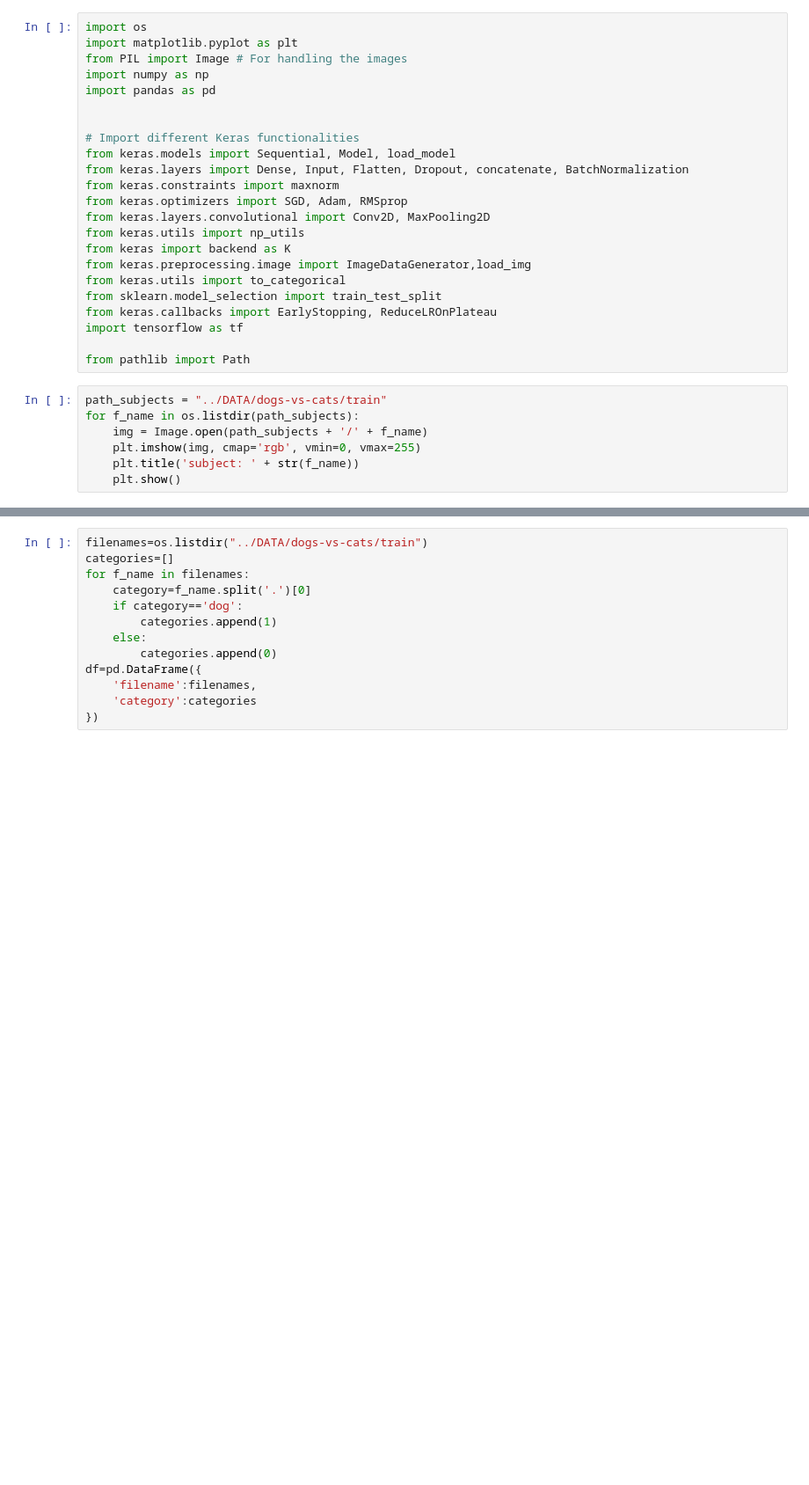
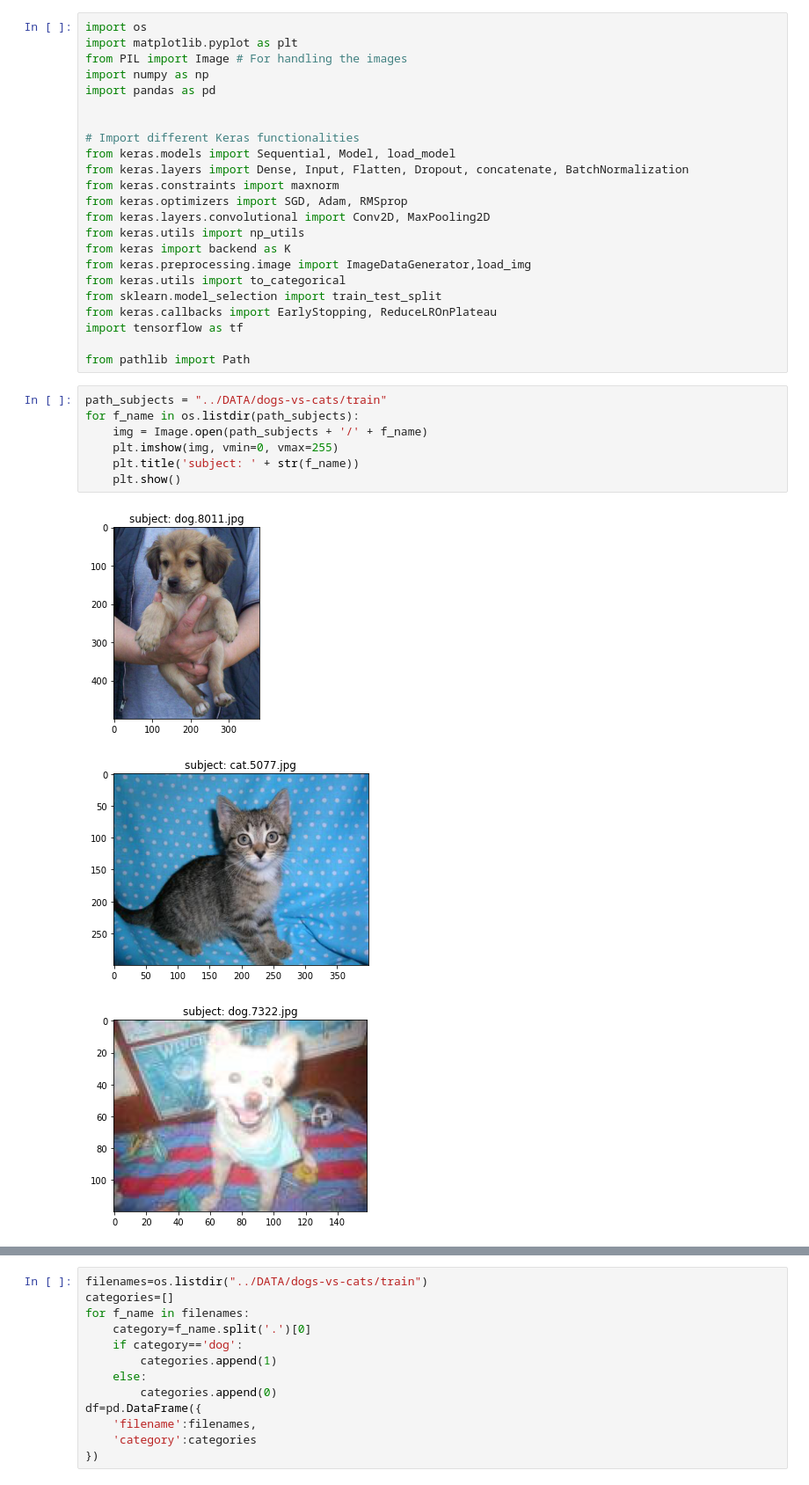
Before and after one commit to RodriguezRuizI/Dogs-and-Cats-Recognition, a Jupyter notebook: CODE/CNN.ipynb, the cells around one changed output, grey strips where cells are left out. Shown at 88% size. Cells and saved outputs as stored; diff of their text form; blank space fills up the shorter version.

```diff
--- a/CODE/CNN.ipynb
+++ b/CODE/CNN.ipynb
@@ -24,7 +24,11 @@ from pathlib import Path
 # %%
 path_subjects = "../DATA/dogs-vs-cats/train"
 for f_name in os.listdir(path_subjects):
     img = Image.open(path_subjects + '/' + f_name)
-    plt.imshow(img, cmap='rgb', vmin=0, vmax=255)
+    plt.imshow(img, vmin=0, vmax=255)
     plt.title('subject: ' + str(f_name))
     plt.show()
+# %% [output]
+[figure, added]
+[figure, added]
+[figure, added]
```
Also changed, not shown: parts of 7 cells of this notebook.
